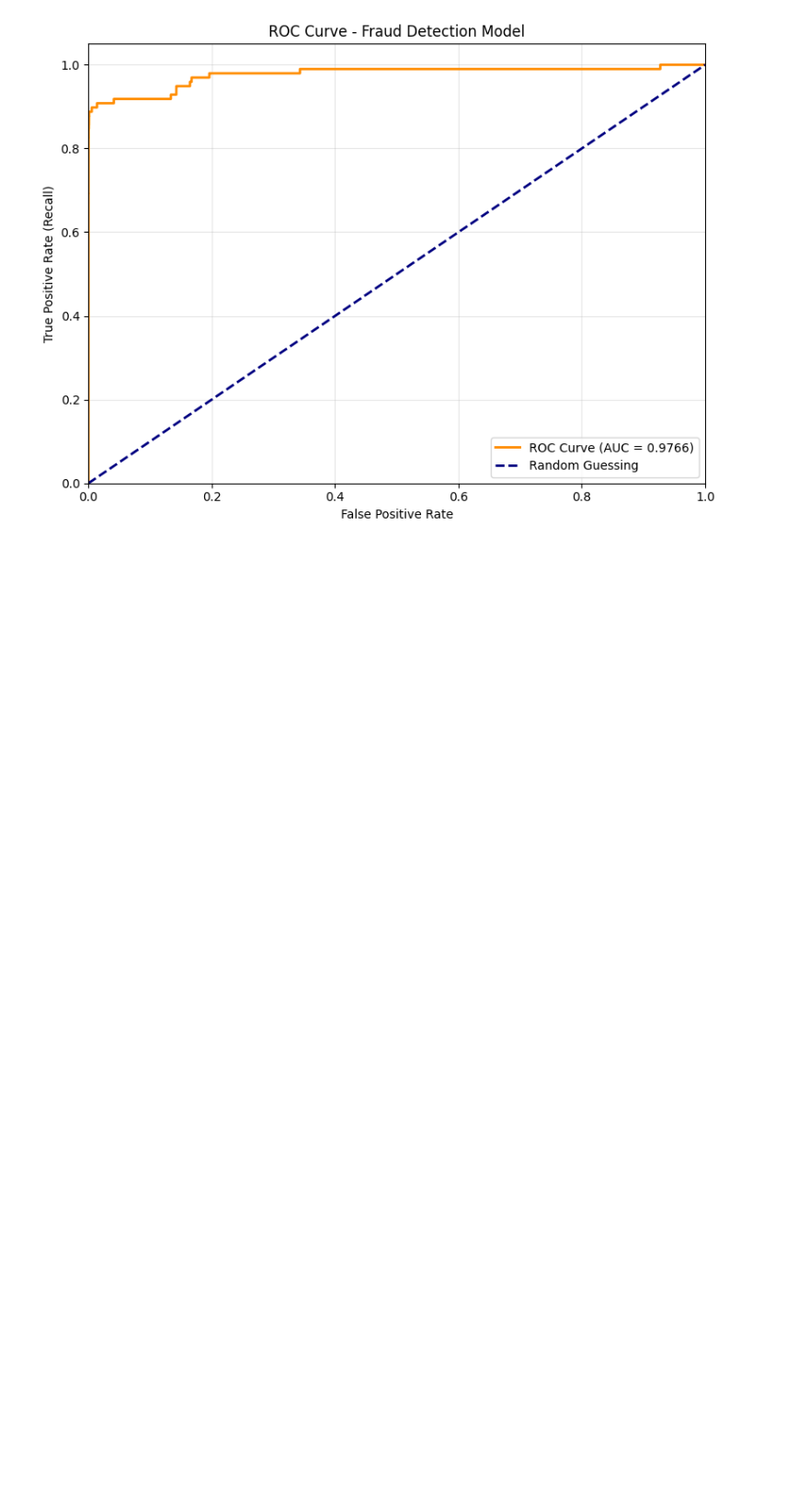
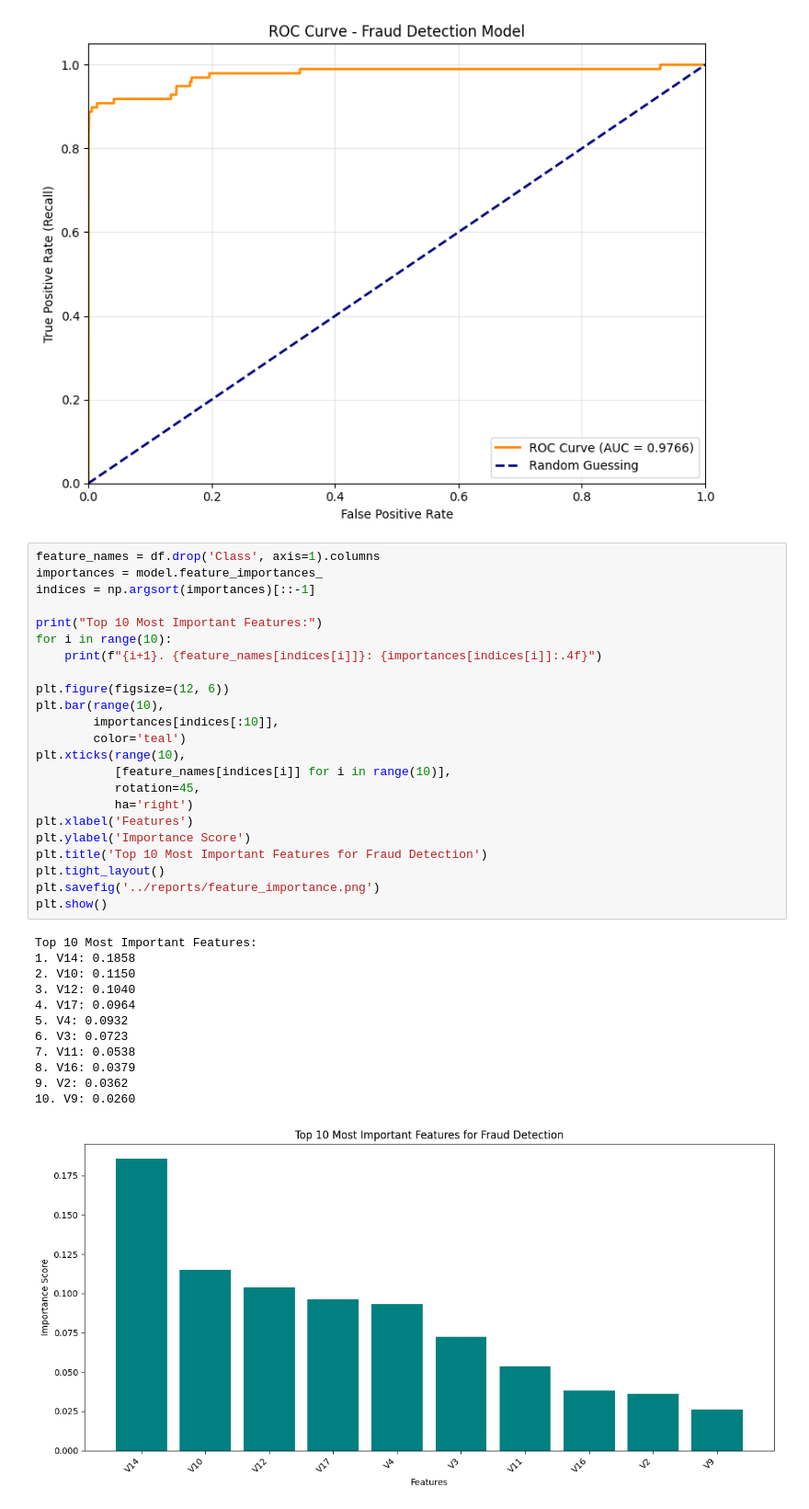
Before and after one commit to anshikag3006/fraud-detection-system, a Jupyter notebook: notebooks/02_model_training.ipynb, the cells around one changed output. Shown at 92% size. Saved outputs shown, nothing was run; the diff lists cells and outputs as text; blank space fills up the shorter version.

Commit message:
feature importance done, V14 most important at 18.58%, Amount not in top 10

```diff
--- a/notebooks/02_model_training.ipynb
+++ b/notebooks/02_model_training.ipynb
@@ -124,3 +124,39 @@ plt.savefig('../reports/roc_curve.png')
 plt.show()
 # %% [output]
 [figure]
+# %%
+feature_names = df.drop('Class', axis=1).columns
+importances = model.feature_importances_
+indices = np.argsort(importances)[::-1]
+
+print("Top 10 Most Important Features:")
+for i in range(10):
+    print(f"{i+1}. {feature_names[indices[i]]}: {importances[indices[i]]:.4f}")
+
+plt.figure(figsize=(12, 6))
+plt.bar(range(10),
+        importances[indices[:10]],
+        color='teal')
+plt.xticks(range(10),
+           [feature_names[indices[i]] for i in range(10)],
+           rotation=45,
+           ha='right')
+plt.xlabel('Features')
+plt.ylabel('Importance Score')
+plt.title('Top 10 Most Important Features for Fraud Detection')
+plt.tight_layout()
+plt.savefig('../reports/feature_importance.png')
+plt.show()
+# %% [output]
+Top 10 Most Important Features:
+1. V14: 0.1858
+2. V10: 0.1150
+3. V12: 0.1040
+4. V17: 0.0964
+5. V4: 0.0932
+6. V3: 0.0723
+7. V11: 0.0538
+8. V16: 0.0379
+9. V2: 0.0362
+10. V9: 0.0260
+[figure, added]
```
